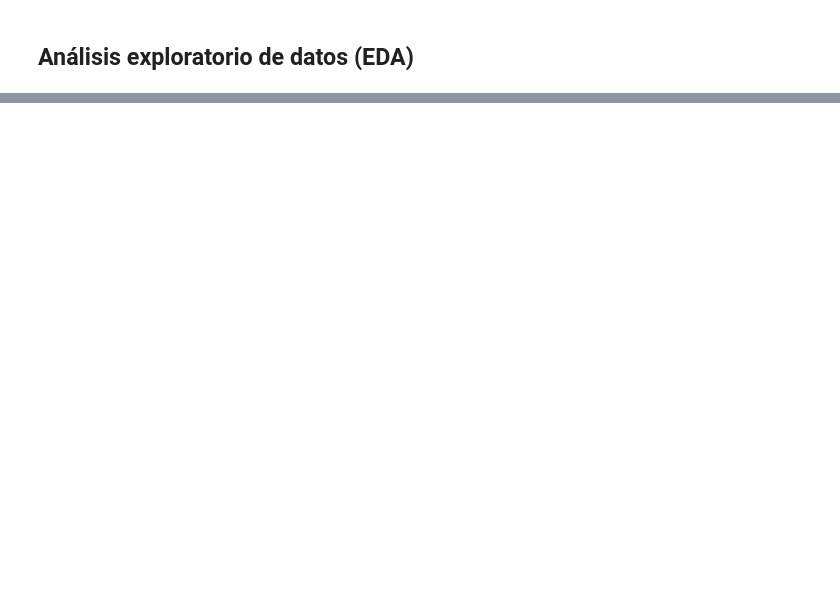
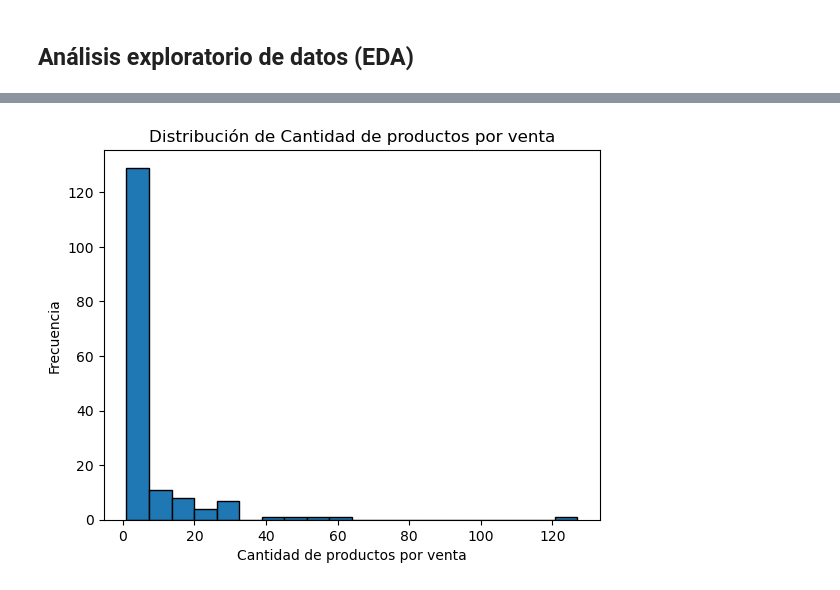
Before and after one commit to alo-argueta/An-lisis-de-venta-de-la-tienda-de-TCGs-Rapture, a Jupyter notebook: notebook.ipynb, the cells around one changed output, grey strips where cells are left out. Drawn from its saved outputs; the diff is of its cells as text; code cells hidden in the pictures; blank space fills up the shorter version.

```diff
--- a/notebook.ipynb
+++ b/notebook.ipynb
@@ -322,0 +481,9 @@ SyntaxError: ':' expected after dictionary key (3424245398.py, line 4)
+# %%
+# Hacemos un histograma de la columna 'cantidad' para visualizar la distribución del número de productos por venta:
+plt.hist(ventas_trimestre['cantidad'], bins=20, edgecolor='black')
+plt.title('Distribución de Cantidad de productos por venta')
+plt.xlabel('Cantidad de productos por venta')
+plt.ylabel('Frecuencia')
+plt.show()
+# %% [output]
+[figure, added]
```
Also changed, not shown: parts of 20 cells of this notebook.
